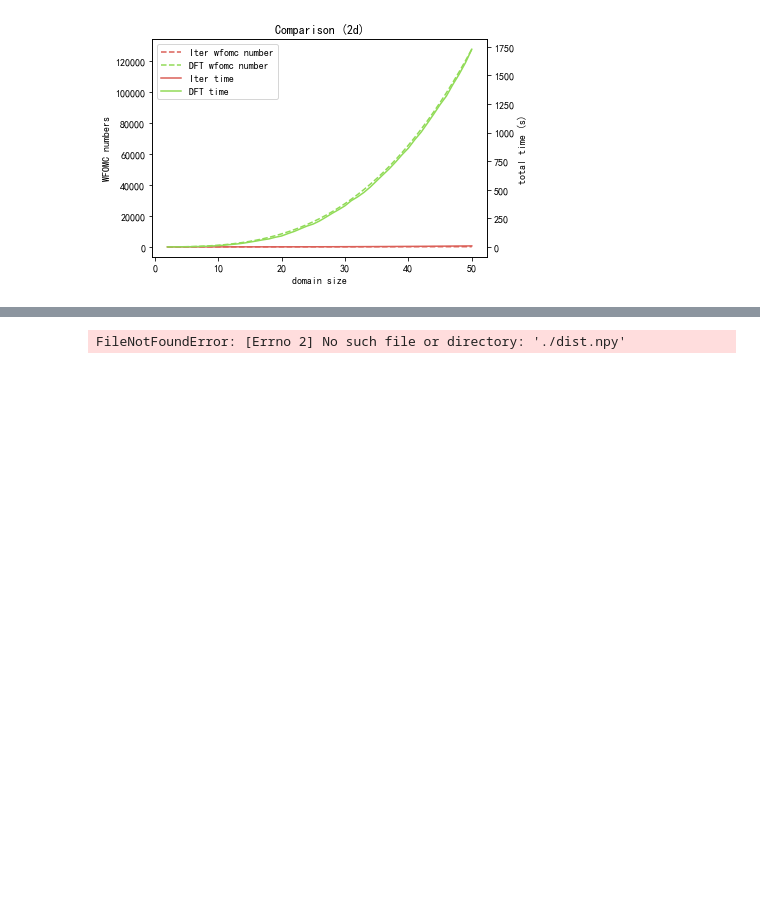
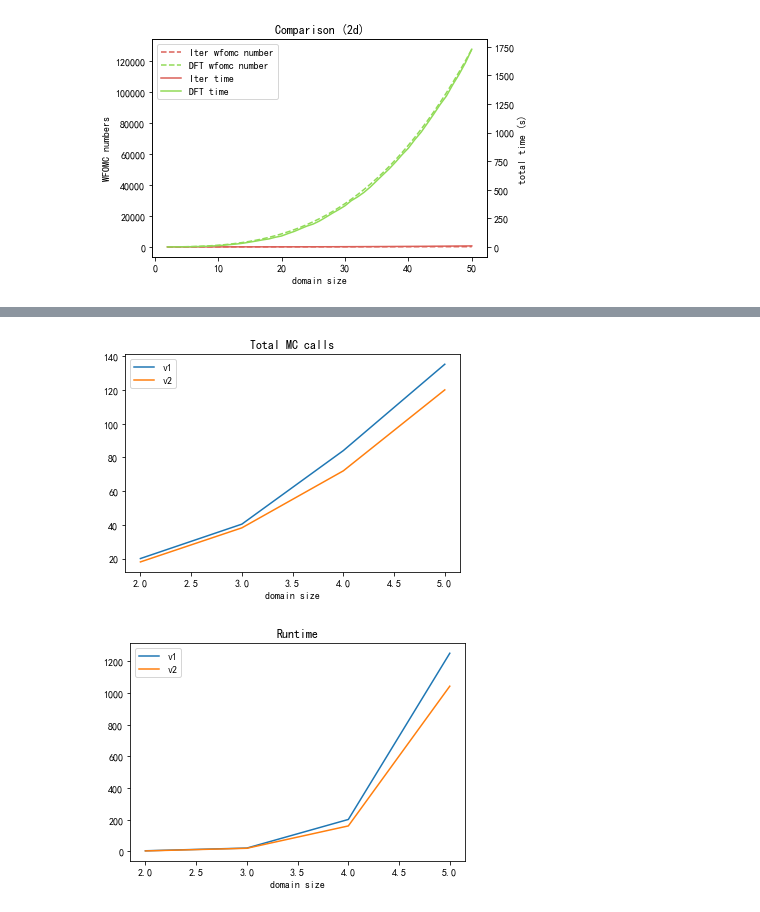
Before and after one commit to lucienwang1009/marginal_polytope, a Jupyter notebook: plot.ipynb, the cells around one changed output, grey strips where cells are left out. Cells and saved outputs as stored; diff of their text form; code cells hidden in the pictures; blank space fills up the shorter version.

```diff
--- a/plot.ipynb
+++ b/plot.ipynb
@@ -196,10 +196,58 @@ mismatched convex hull when domain size is 50
 iter vertices: {'[1975.   15.]', '[2071.   39.]', '[1884.   22.]', '[1939.   17.]', '[2.451e+03 1.000e+00]', '[2404.   48.]', '[2275.    5.]', '[2019.   37.]', '[1975.   35.]', '[1996.   36.]', '[2.40 ...
 dft vertices: {'[2241.   11.]', '[2353.   44.]', '[2383.    6.]', '[2241.   39.]', '[2115.   24.]', '[2138.   31.]', '[2303.   42.]', '[2167.   16.]', '[2117.   23.]', '[2207.   13.]', '[2131.   20.]' ...
 all matched!
-# %%
-dist = np.load('./dist.npy')
-print(dist[37, 0, :])
-# %% [output]
-FileNotFoundError: [Errno 2] No such file or directory: './dist.npy'
+# %%
+from glob import glob
+
+def parse_log(prefix):
+    files = glob('{}*'.format(prefix))
+    n_MCs = []
+    n_non_MCs = []
+    runtimes = []
+    for f in files:
+        with open(f, 'r') as f:
+            log_str = f.read()
+            n_MC = float(re.findall(r'Total number of model counter calls: (\d+)', log_str)[0])
+            n_non_MC = float(re.findall(r'Number of non-heuristic model counter calls so far: (\d+)', log_str)[0])
+            runtime = float(re.findall(r'Runtime: ([\d\.]+)', log_str)[0])
+            n_MCs.append(n_MC)
+            n_non_MCs.append(n_non_MC)
+            runtimes.append(runtime)
+    return np.mean(n_MCs), np.mean(n_non_MCs), np.mean(runtimes)
+
+max_domain_size = 5
+n_MC_origin = []
+n_non_MC_origin = []
+runtime_origin = []
+n_MC_refined = []
+n_non_MC_refined = []
+runtime_refined = []
+for i in range(2, max_domain_size+1):
+    n_MC, n_non_MC, runtime = parse_log('./approxWFOMC/logs/origin/domain_{}'.format(i))
+    n_MC_origin.append(n_MC)
+    n_non_MC_origin.append(n_non_MC)
+    runtime_origin.append(runtime)
+    n_MC, n_non_MC, runtime = parse_log('./approxWFOMC/logs/refined/domain_{}'.format(i))
+    n_MC_refined.append(n_MC)
+    n_non_MC_refined.append(n_non_MC)
+    runtime_refined.append(runtime)
+
+domain_size = list(range(2, max_domain_size+1))
+plt.plot(domain_size, n_MC_origin, label='v1')
+plt.plot(domain_size, n_MC_refined, label='v2')
+plt.legend()
+plt.title('Total MC calls')
+plt.xlabel('domain size')
+plt.show()
+
+plt.plot(domain_size, runtime_origin, label='v1')
+plt.plot(domain_size, runtime_refined, label='v2')
+plt.legend()
+plt.title('Runtime')
+plt.xlabel('domain size')
+plt.show()
+# %% [output]
+[figure, added]
+[figure, added]
 # %% [markdown]
 # ![](./polytope.png)
```
Also changed, not shown: 4 other files.
